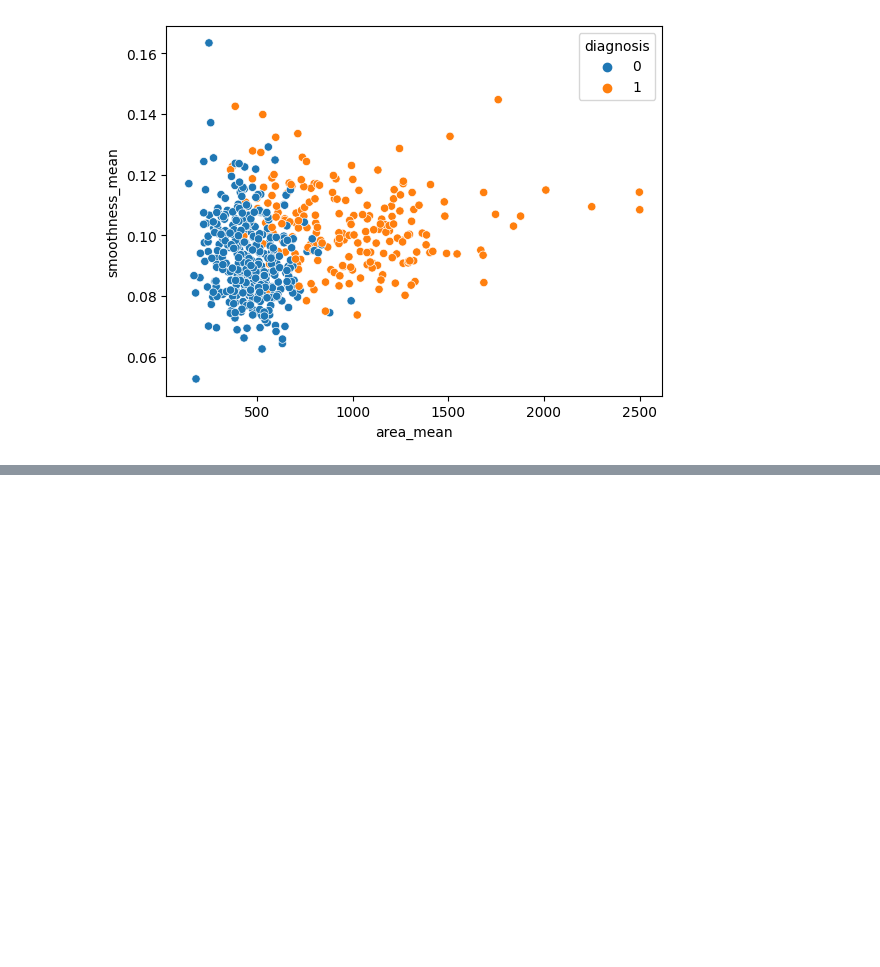
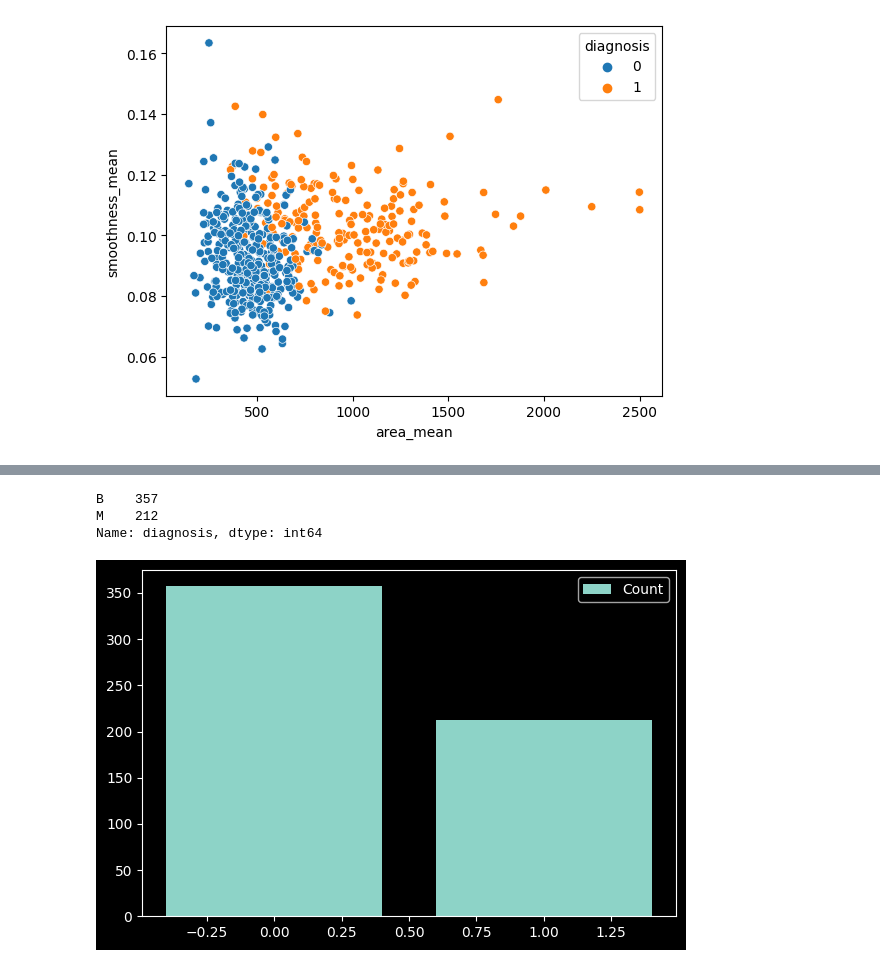
Before and after one commit to Shambok97/Breast-Cancer-Classification, a Jupyter notebook: BC_Classification.ipynb, the cells around one changed output, grey strips where cells are left out. Drawn from its saved outputs; the diff is of its cells as text; code cells hidden in the pictures; blank space fills up the shorter version.

```diff
--- a/BC_Classification.ipynb
+++ b/BC_Classification.ipynb
@@ -131,0 +186,16 @@ sns.scatterplot(x='area_mean',y='smoothness_mean',hue='diagnosis',data=data)
+# %%
+B, M = data['diagnosis'].value_counts()
+s = [B,M]
+print(df['diagnosis'].value_counts())
+with plt.style.context('dark_background'):
+    plt.figure(figsize=(6, 4))
+    plt.bar([0,1], s,align ='center', label ='Count')
+    plt.ylabel('')
+    plt.xlabel('')
+    plt.legend(loc ='best')
+    plt.tight_layout()
+# %% [output]
+B    357
+M    212
+Name: diagnosis, dtype: int64
+[figure, added]
```
Also changed, not shown: parts of 10 cells of this notebook.
